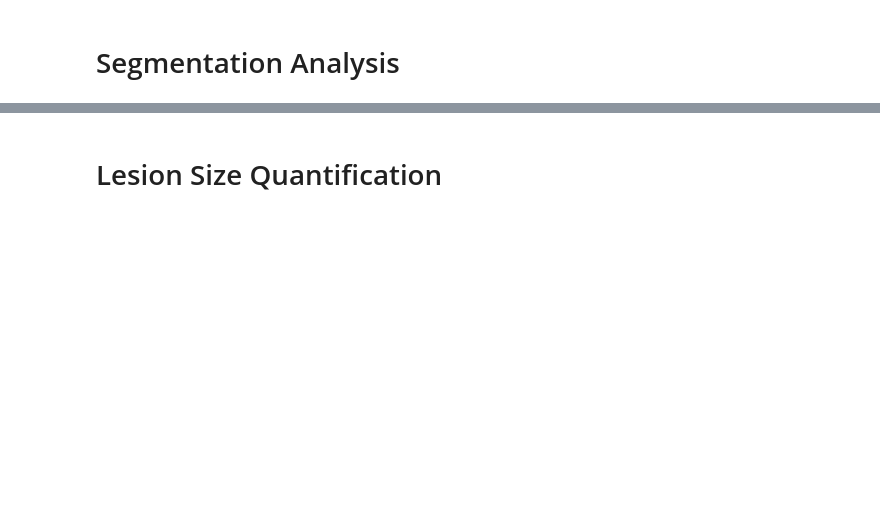
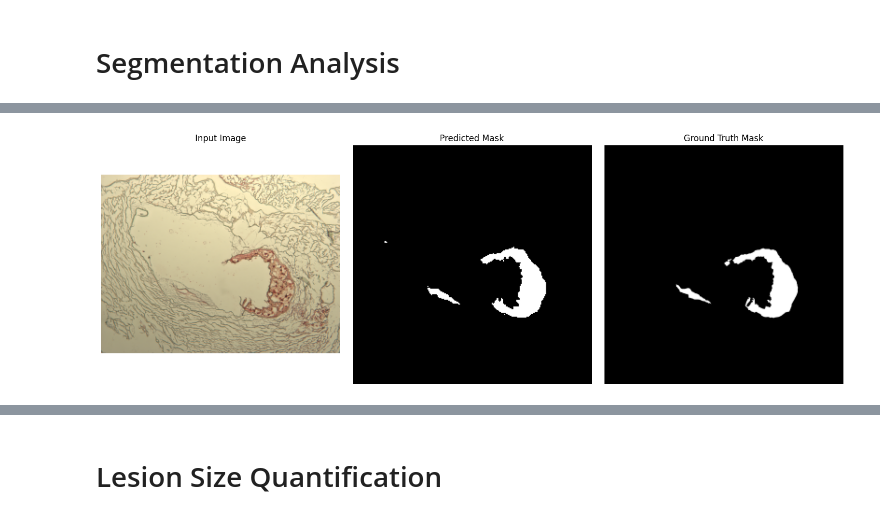
Before and after one commit to wdgstl/ML4VA-UNET, a Jupyter notebook: AtheroDataProcessing.ipynb, the cells around one changed output, grey strips where cells are left out. Saved outputs shown, nothing was run; the diff lists cells and outputs as text; code cells hidden in the pictures; blank space fills up the shorter version.

```diff
--- a/AtheroDataProcessing.ipynb
+++ b/AtheroDataProcessing.ipynb
@@ -479,0 +935,37 @@ plt.show()
+# %%
+#Best Prediction
+idx = np.argmax(dice_scores)
+x = X_test[idx]
+
+sample_batch = np.expand_dims(x, axis=0)
+
+output = unet_transformer.predict(sample_batch)
+
+output = np.squeeze(output, axis=0)     # (height, width, 1)
+output = np.squeeze(output, axis=-1)    # (height, width)
+
+y_pred = (output >= 0.5).astype(np.int32)  # (height, width)
+
+y_true = y_test[idx]
+y_true = np.squeeze(y_true, axis=-1)
+
+plt.figure(figsize=(15, 5))  # Wider figure for three images
+
+plt.subplot(1, 3, 1)
+plt.imshow(x)
+plt.title('Input Image')
+plt.axis('off')
+
+plt.subplot(1, 3, 2)
+plt.imshow(y_pred, cmap='gray')
+plt.title('Predicted Mask')
+plt.axis('off')
+
+plt.subplot(1, 3, 3)
+plt.imshow(y_true, cmap='gray')
+plt.title('Ground Truth Mask')
+plt.axis('off')
+
+plt.tight_layout()
+plt.show()
+# %% [output]
@@ -479,0 +973 @@ plt.show()
+[figure, added]
```
Also changed, not shown: parts of 55 cells of this notebook.
